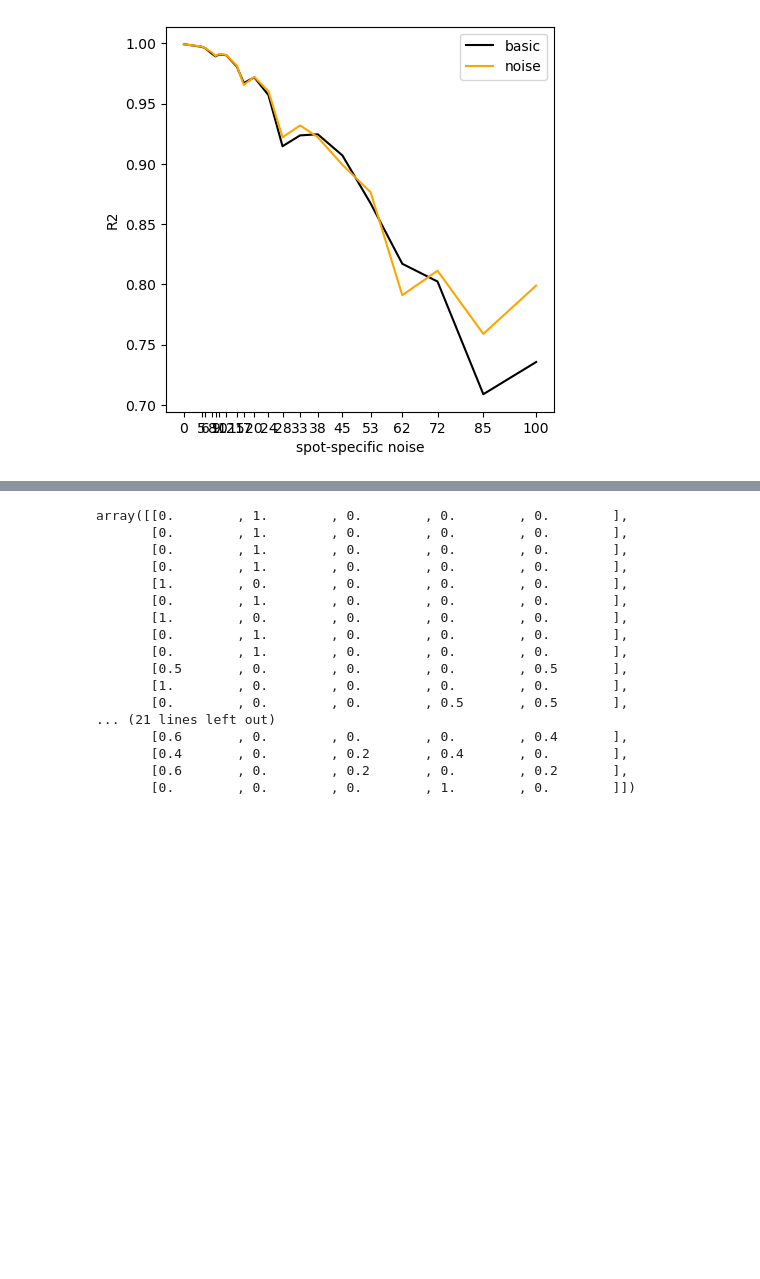
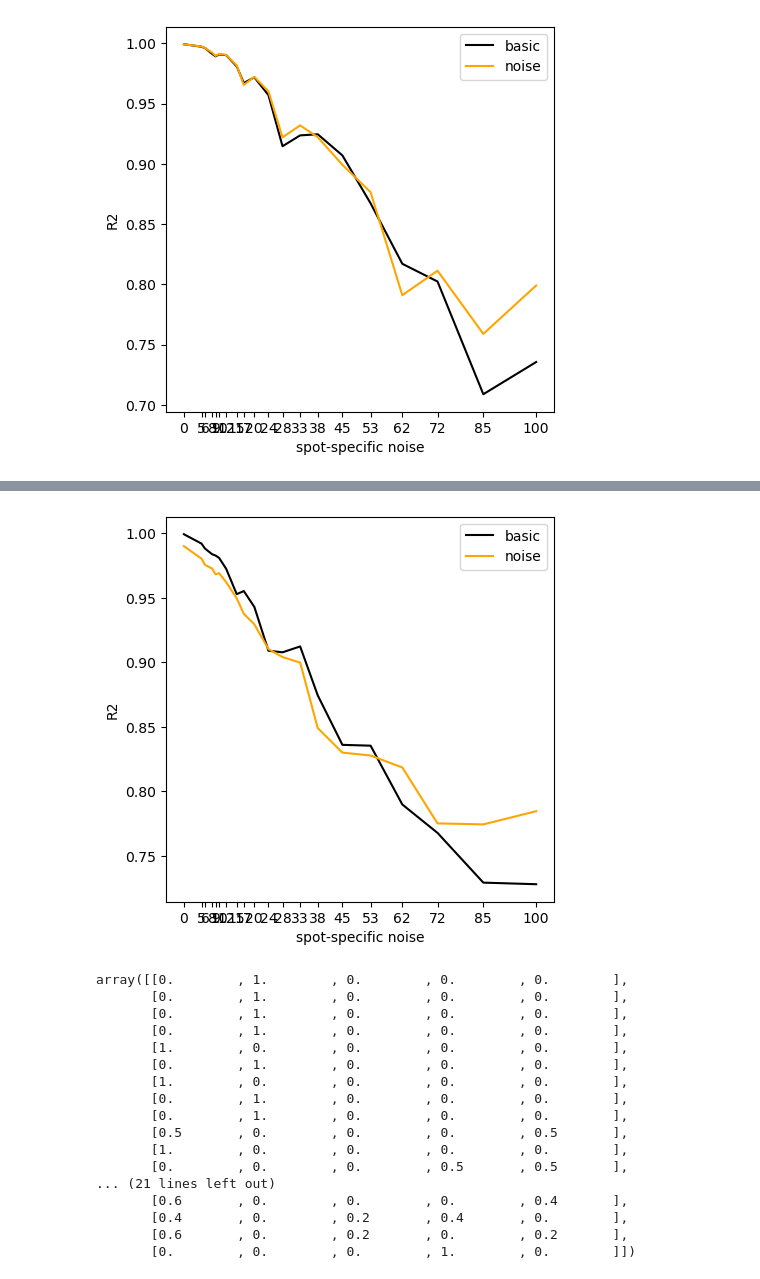
Before and after one commit to dmnburrows/spatial_transcriptomics, a Jupyter notebook: cell_decomp.ipynb, the cells around one changed output, grey strips where cells are left out. Cells and saved outputs as stored; diff of their text form; code cells hidden in the pictures; blank space fills up the shorter version.

```diff
--- a/cell_decomp.ipynb
+++ b/cell_decomp.ipynb
@@ -627,3 +650,25 @@ out_l
+# %%
+#drop out percentages
+par_list = np.geomspace(5,100,20).astype(int)
+par_list[0]=0
+
+#Load basic model
+curr_l = basic_l
+basic_v = [np.load(curr_l[i], allow_pickle=True)[2] for i in range(len(curr_l))]
+#Load noise model
+curr_l = noise_l
+noise_v = [np.load(curr_l[i], allow_pickle=True)[2] for i in range(len(curr_l))]
+
+fig,ax = plt.subplots(figsize=(5,5))
+plt.plot(par_list, basic_v, c='k', label = 'basic')
+plt.plot(par_list, noise_v, c='orange', label = 'noise')
+plt.xticks(par_list)
+plt.xlabel('spot-specific noise')
+plt.ylabel('R2')
+plt.legend()
+plt.show()
+# %% [output]
+[figure, added]
 # %%
 # pref = 'gamma'
 # basic_l = adfn.return_files(s_data, 'spatial_transcriptomics', '*basic-model*' + pref + '*')
```
Also changed, not shown: parts of 20 cells of this notebook, 5 other files.
